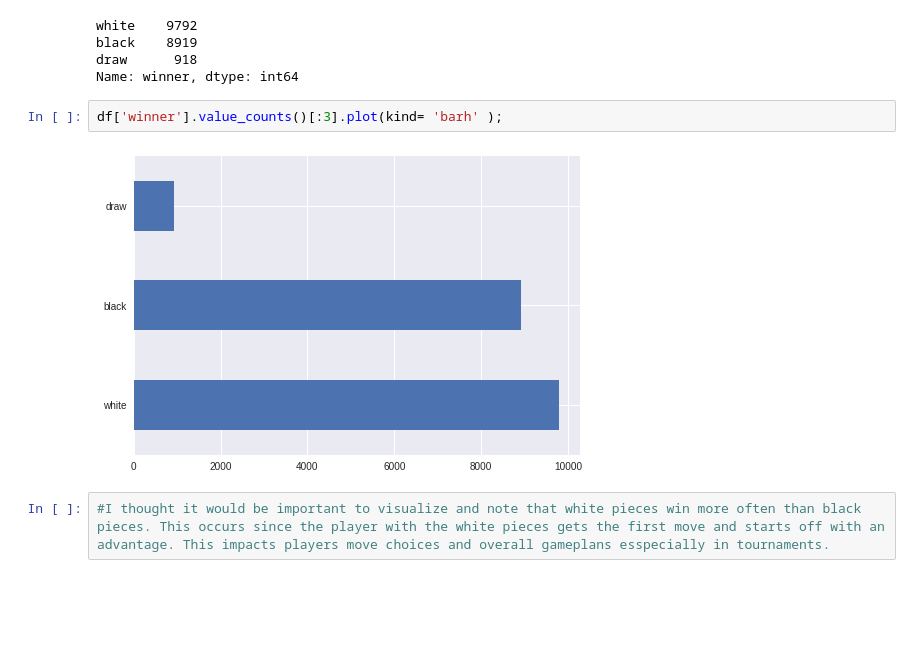
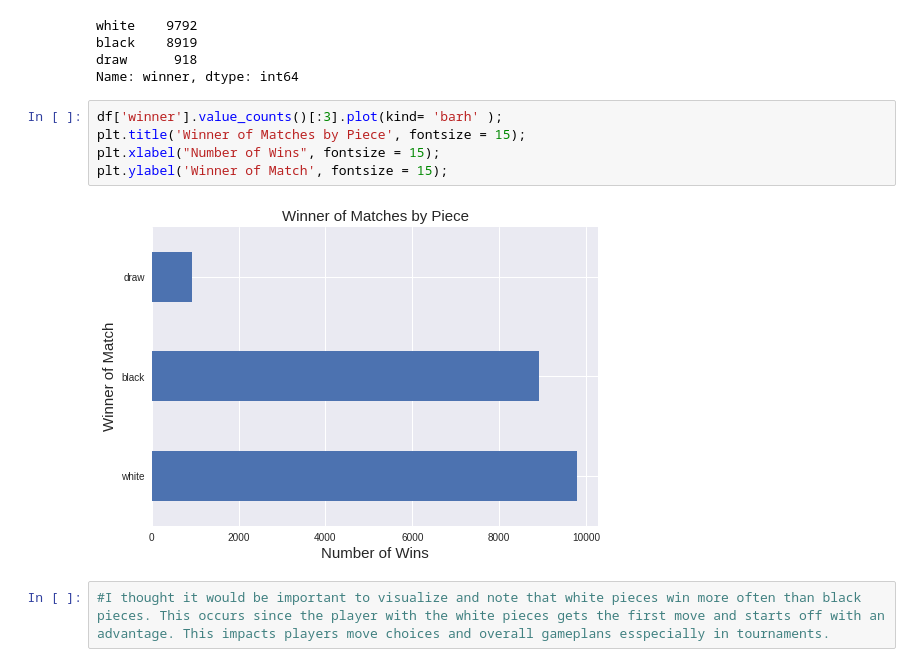
Before and after one commit to dylanahola/Chess_Learning_Algorithm, a Jupyter notebook: ChessProject2.ipynb, the cells around one changed output. Saved outputs shown, nothing was run; the diff lists cells and outputs as text; blank space fills up the shorter version.

```diff
--- a/ChessProject2.ipynb
+++ b/ChessProject2.ipynb
@@ -553,10 +553,13 @@ white    9792
 black    8919
 draw      918
 Name: winner, dtype: int64
-# %%
-df['winner'].value_counts()[:3].plot(kind= 'barh' );
-# %% [output]
-[figure, removed]
+# %%
+df['winner'].value_counts()[:3].plot(kind= 'barh' );
+plt.title('Winner of Matches by Piece', fontsize = 15);
+plt.xlabel("Number of Wins", fontsize = 15);
+plt.ylabel('Winner of Match', fontsize = 15);
+# %% [output]
+[figure, added]
 # %%
 #I thought it would be important to visualize and note that white pieces win more often than black pieces. This occurs since the player with the white pieces gets the first move and starts off with an advantage. This impacts players move choices and overall gameplans esspecially in tournaments.
 # %%
```
Also changed, not shown: parts of 3 cells of this notebook.
